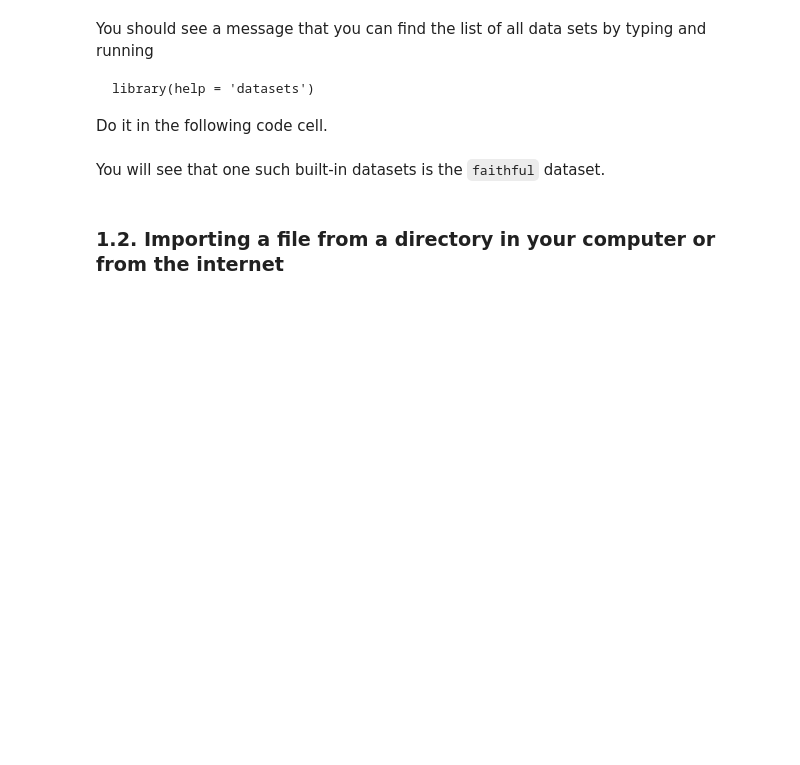
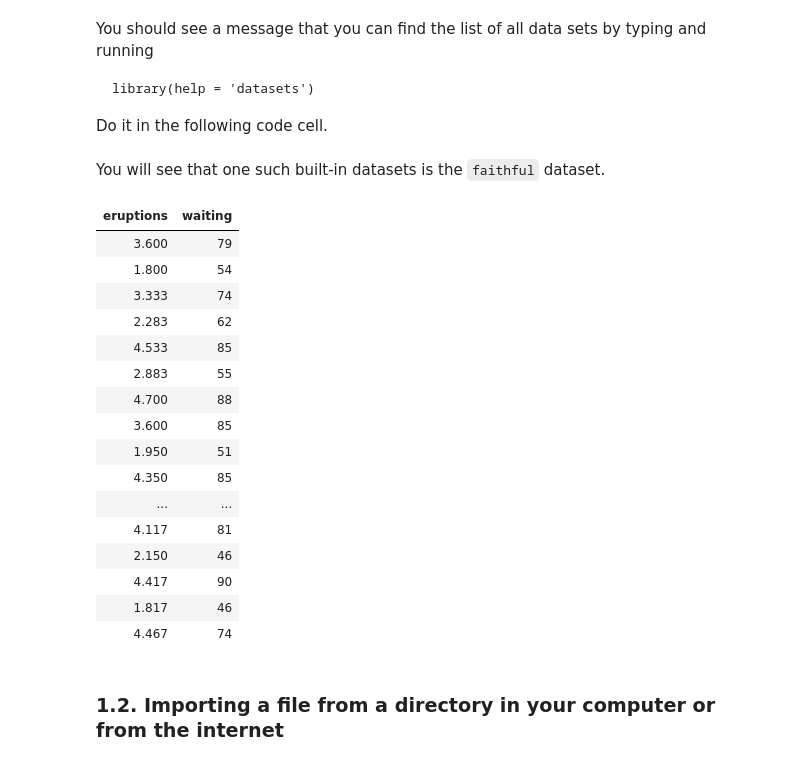
Before and after one commit to aparna-bhutani/coreua111-class_notebooks, a Jupyter notebook: lesson03/Lesson03-ExploringData-slides.ipynb, the cells around one changed output. Saved outputs shown, nothing was run; the diff lists cells and outputs as text; code cells hidden in the pictures; blank space fills up the shorter version.

```diff
--- a/lesson03/Lesson03-ExploringData-slides.ipynb
+++ b/lesson03/Lesson03-ExploringData-slides.ipynb
@@ -72,2 +89,22 @@ Do it in the following code cell.
 # %% [markdown]
 You will see that one such built-in datasets is the `faithful` dataset.
+# %%
+faithful
+# %% [output]
+| eruptions | waiting |
+| 3.600 | 79 |
+| 1.800 | 54 |
+| 3.333 | 74 |
+| 2.283 | 62 |
+| 4.533 | 85 |
+| 2.883 | 55 |
+| 4.700 | 88 |
+| 3.600 | 85 |
+| 1.950 | 51 |
+| 4.350 | 85 |
+| ... | ... |
+| 4.117 | 81 |
+| 2.150 | 46 |
+| 4.417 | 90 |
+| 1.817 | 46 |
+| 4.467 | 74 |
```
Also changed, not shown: parts of 12 cells of this notebook, 1 other file.
